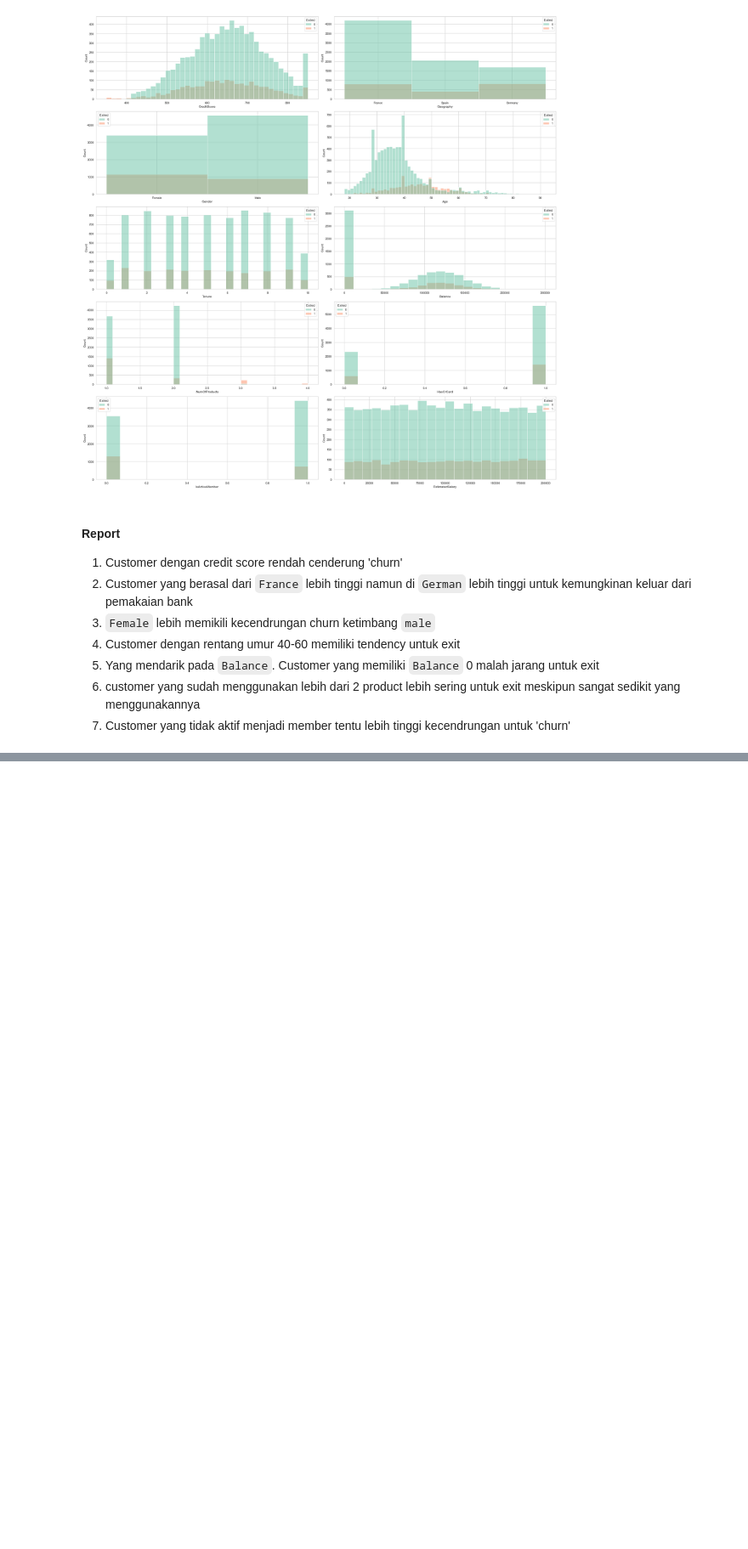
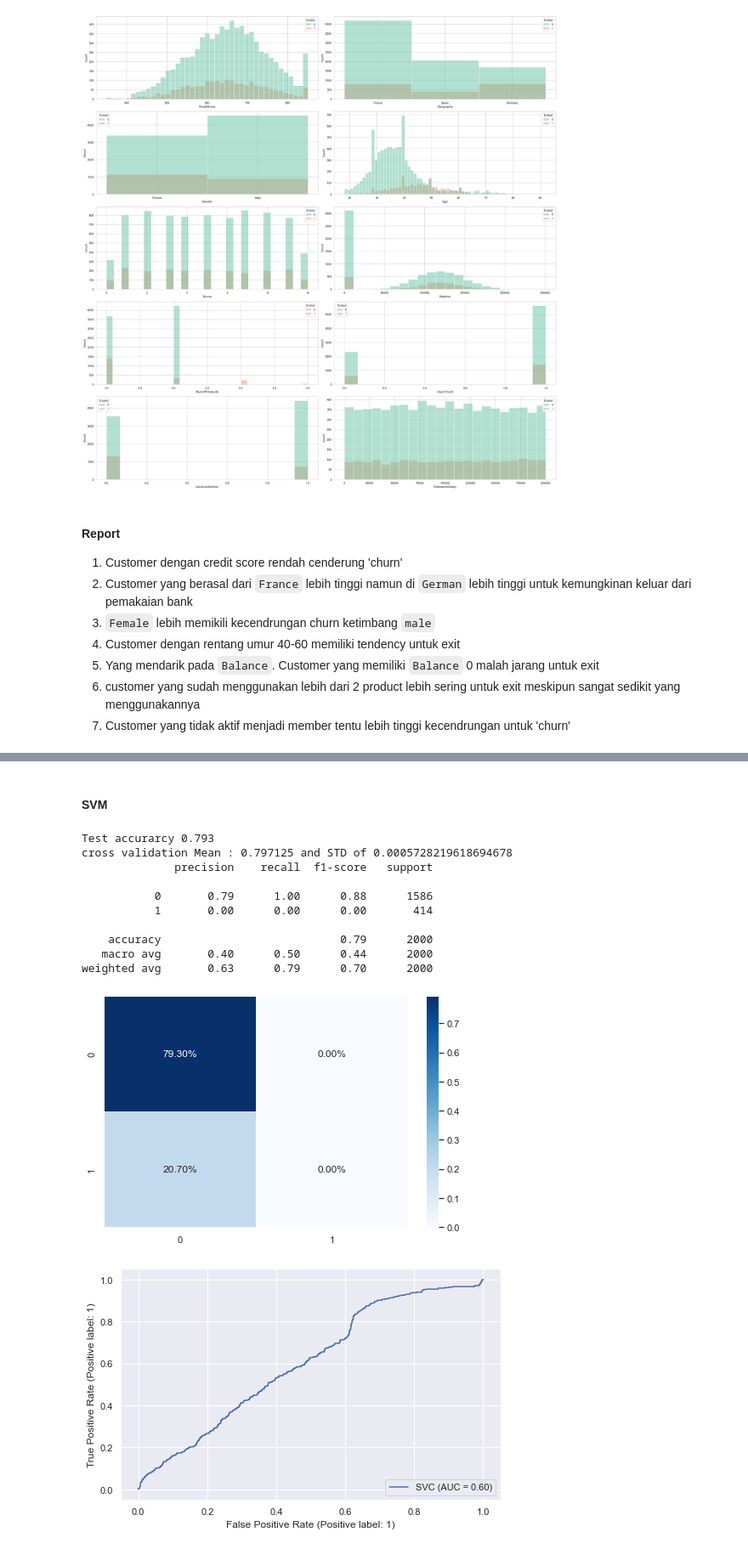
Before and after one commit to bayuwira/Project-Churn-for-Bank-Customers, a Jupyter notebook: Customer Churn Analysis.ipynb, the cells around one changed output, grey strips where cells are left out. Shown: that part at 85% size. Saved outputs shown, nothing was run; the diff lists cells and outputs as text; code cells hidden in the pictures; blank space fills up the shorter version.

```diff
--- a/Customer Churn Analysis.ipynb
+++ b/Customer Churn Analysis.ipynb
@@ -638,0 +708,25 @@ Naive Bayes Classifier: 0.5259
+# %% [markdown]
+#### SVM
+# %%
+svm_clsf = SVC()
+svm_clsf.fit(X_train, y_train)
+
+score_model(svm_clsf)
+
+evaluate_model(svm_clsf)
+
+plot_roc_curve(svm_clsf, X_test, y_test)
+plt.show()
+# %% [output]
+Test accurarcy 0.793
+cross validation Mean : 0.797125 and STD of 0.0005728219618694678
+              precision    recall  f1-score   support
+
+           0       0.79      1.00      0.88      1586
+           1       0.00      0.00      0.00       414
+
+    accuracy                           0.79      2000
+   macro avg       0.40      0.50      0.44      2000
+weighted avg       0.63      0.79      0.70      2000
+[figure, added]
+[figure, added]
```
Also changed, not shown: parts of 68 cells of this notebook.
